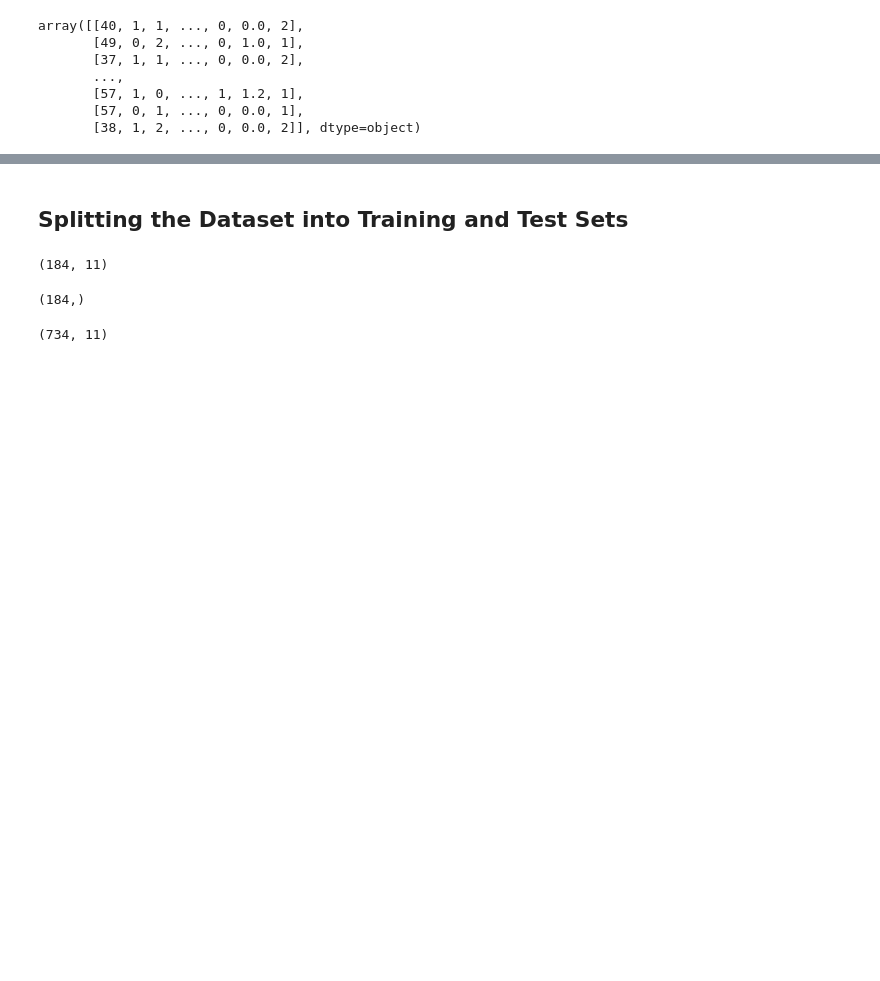
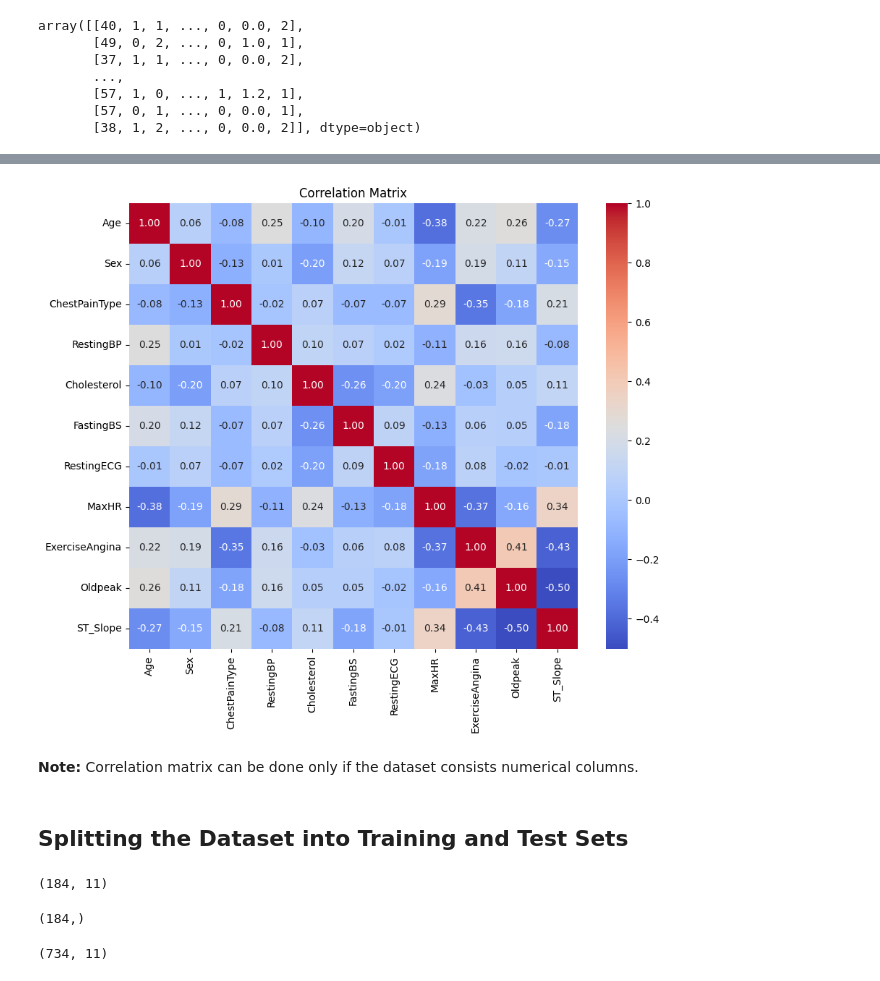
Before and after one commit to koppulaganesh/DataScience-all-projects, a Jupyter notebook: ganesh/week9/Heart Failure (Binary Classification).ipynb, the cells around one changed output, grey strips where cells are left out. Cells and saved outputs as stored; diff of their text form; code cells hidden in the pictures; blank space fills up the shorter version.

```diff
--- a/ganesh/week9/Heart Failure (Binary Classification).ipynb
+++ b/ganesh/week9/Heart Failure (Binary Classification).ipynb
@@ -194,0 +184,4 @@ array([[40, 1, 1, ..., 0, 0.0, 2],
+# %%
+column_names = ['Age', 'Sex', 'ChestPainType','RestingBP','Cholesterol',
+                'FastingBS','RestingECG','MaxHR','ExerciseAngina','Oldpeak','ST_Slope']
+df = pd.DataFrame(x, columns=column_names)
@@ -195,3 +197,12 @@ array([[40, 1, 1, ..., 0, 0.0, 2],
+# %%
+plt.figure(figsize=(10, 8))
+sns.heatmap(df.corr(), annot=True, cmap='coolwarm', fmt=".2f")
+plt.title('Correlation Matrix')
+plt.show()
+# %% [output]
+[figure, added]
+# %% [markdown]
+**Note:** Correlation matrix can be done only if the dataset consists numerical columns.
 # %% [markdown]
 ## Splitting the Dataset into Training and Test Sets
 # %%
```
Also changed, not shown: parts of 19 cells of this notebook.
